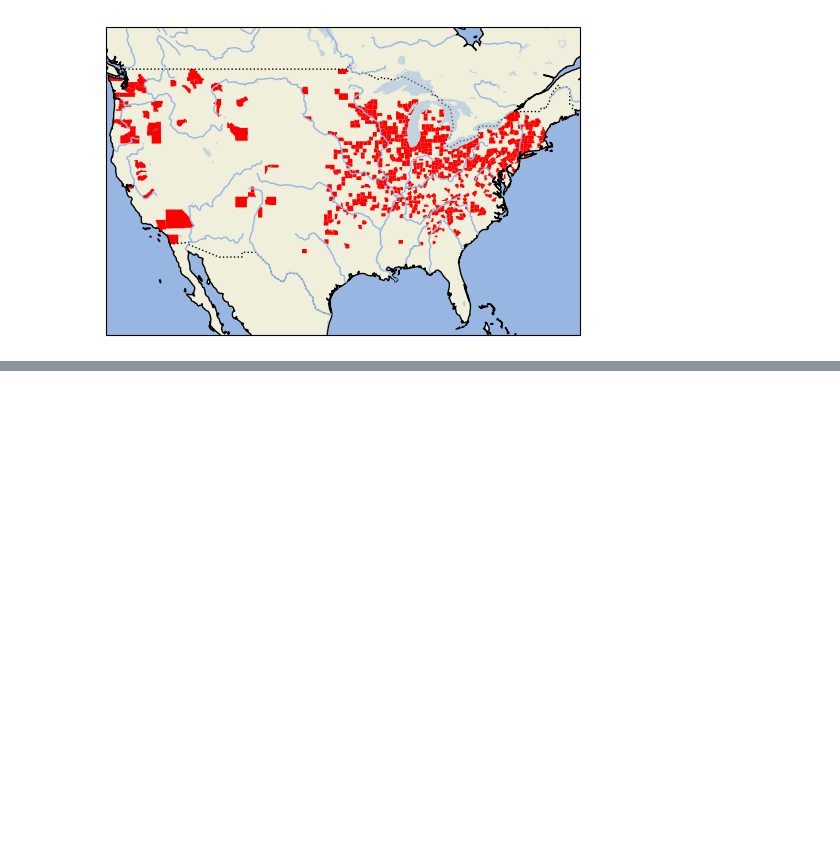
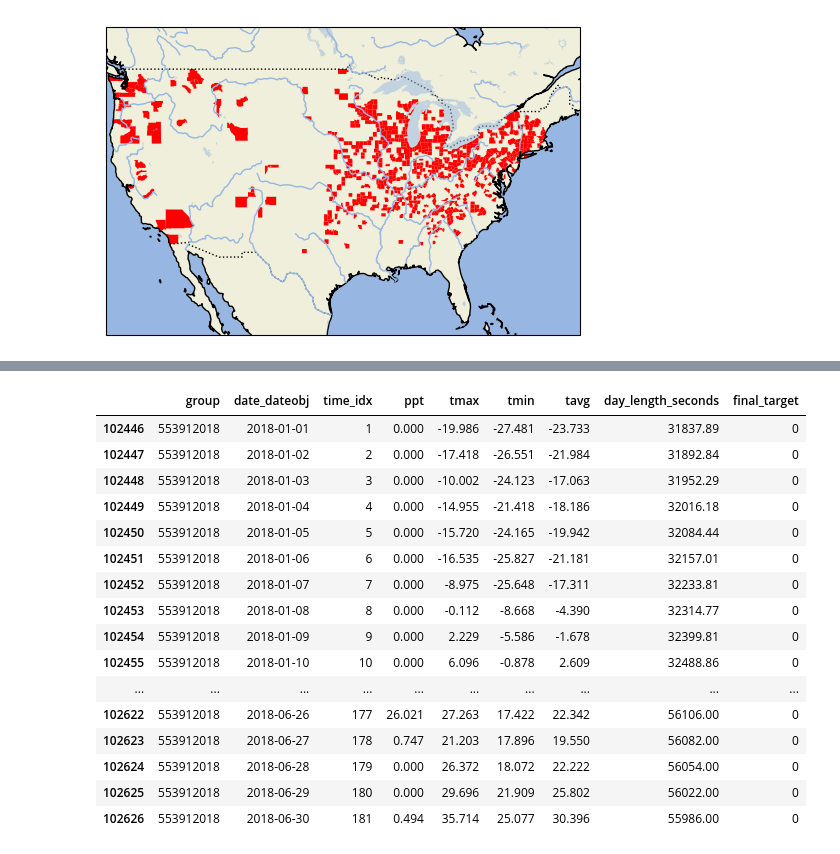
Before and after one commit to wbeckman/morel-model, a Jupyter notebook: training_data.ipynb, the cells around one changed output, grey strips where cells are left out. Drawn from its saved outputs; the diff is of its cells as text; code cells hidden in the pictures; blank space fills up the shorter version.

Commit message:
completed training data notebook with initial features

```diff
--- a/training_data.ipynb
+++ b/training_data.ipynb
@@ -306,0 +628,22 @@ sample
+# %%
+train_set = pd.read_pickle(f'{data_path}processed/timeseries_2018_through_2023.pkl')
+# %%
+train_set[train_set['group'] == '553912018']
+# %% [output]
+|  | group | date_dateobj | time_idx | ppt | tmax | tmin | tavg | day_length_seconds | final_target |
+| 102446 | 553912018 | 2018-01-01 | 1 | 0.000 | -19.986 | -27.481 | -23.733 | 31837.89 | 0 |
+| 102447 | 553912018 | 2018-01-02 | 2 | 0.000 | -17.418 | -26.551 | -21.984 | 31892.84 | 0 |
+| 102448 | 553912018 | 2018-01-03 | 3 | 0.000 | -10.002 | -24.123 | -17.063 | 31952.29 | 0 |
+| 102449 | 553912018 | 2018-01-04 | 4 | 0.000 | -14.955 | -21.418 | -18.186 | 32016.18 | 0 |
+| 102450 | 553912018 | 2018-01-05 | 5 | 0.000 | -15.720 | -24.165 | -19.942 | 32084.44 | 0 |
+| 102451 | 553912018 | 2018-01-06 | 6 | 0.000 | -16.535 | -25.827 | -21.181 | 32157.01 | 0 |
+| 102452 | 553912018 | 2018-01-07 | 7 | 0.000 | -8.975 | -25.648 | -17.311 | 32233.81 | 0 |
+| 102453 | 553912018 | 2018-01-08 | 8 | 0.000 | -0.112 | -8.668 | -4.390 | 32314.77 | 0 |
+| 102454 | 553912018 | 2018-01-09 | 9 | 0.000 | 2.229 | -5.586 | -1.678 | 32399.81 | 0 |
+| 102455 | 553912018 | 2018-01-10 | 10 | 0.000 | 6.096 | -0.878 | 2.609 | 32488.86 | 0 |
+| ... | ... | ... | ... | ... | ... | ... | ... | ... | ... |
+| 102622 | 553912018 | 2018-06-26 | 177 | 26.021 | 27.263 | 17.422 | 22.342 | 56106.00 | 0 |
+| 102623 | 553912018 | 2018-06-27 | 178 | 0.747 | 21.203 | 17.896 | 19.550 | 56082.00 | 0 |
+| 102624 | 553912018 | 2018-06-28 | 179 | 0.000 | 26.372 | 18.072 | 22.222 | 56054.00 | 0 |
+| 102625 | 553912018 | 2018-06-29 | 180 | 0.000 | 29.696 | 21.909 | 25.802 | 56022.00 | 0 |
+| 102626 | 553912018 | 2018-06-30 | 181 | 0.494 | 35.714 | 25.077 | 30.396 | 55986.00 | 0 |
```
Also changed, not shown: parts of 26 cells of this notebook, 1 other file.
